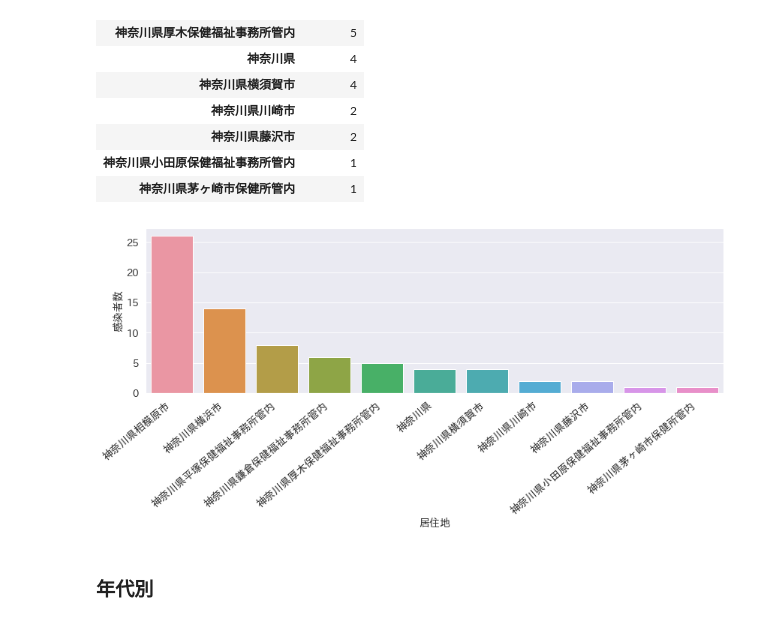
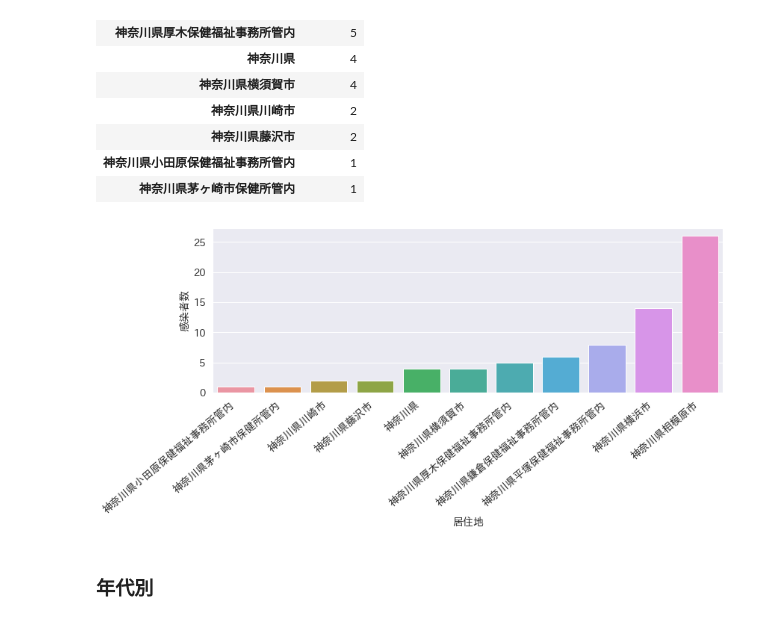
Before and after one commit to tsu-nera/hack-for-corona, a Jupyter notebook: notebooks/kanagawa-corona.ipynb, the cells around one changed output. Saved outputs shown, nothing was run; the diff lists cells and outputs as text; code cells hidden in the pictures.

```diff
--- a/notebooks/kanagawa-corona.ipynb
+++ b/notebooks/kanagawa-corona.ipynb
@@ -40,6 +40,8 @@ patients.tail(5)
 | 70 | 2020-03-21 | 2020-03-20 | 60代 | 男性 | 会社員 | 神奈川県平塚保健福祉事務所管内 | NaN | https://www.pref.kanagawa.jp/docs... |
 | 71 | 2020-03-21 | 2020-03-19 | 60代 | 男性 | 会社員 | 神奈川県平塚保健福祉事務所管内 | NaN | https://www.pref.kanagawa.jp/docs... |
 | 72 | 2020-03-21 | 2020-03-19 | 40代 | 男性 | 自営業 | 神奈川県平塚保健福祉事務所管内 | NaN | https://www.pref.kanagawa.jp/docs... |
+# %%
+patients = tool.read_patients()
 # %%
 patients = patients.drop(["備考", "情報元"], axis=1)
 patients["id"] = patients.index
@@ -48,2 +49,0 @@ patients["id"] = patients.index
-# %%
-patients["date"] = pd.to_datetime(patients["発病確認日"])
@@ -50,6 +82,2 @@ patients["date"] = pd.to_datetime(patients["発病確認日"])
 # %% [markdown]
 ### 日別
-# %%
-patients = patients.sort_values("date")
-start_date=patients.iloc[0]["date"]
-end_date=patients.iloc[-1]["date"]
@@ -155,16 +203,16 @@ area_df
 | 神奈川県茅ヶ崎市保健所管内 | 1 |
 # %%
 plt.figure(figsize=(12, 6))
-ax = sns.countplot(x="居住地", data=area, order=area['居住地'].value_counts().index)
+ax = sns.countplot(x="居住地", data=area, order=area['居住地'].value_counts(ascending=True).index)
 
 ax.set_xticklabels(ax.get_xticklabels(), rotation=40, ha="right", fontsize=14)
 ax.set_xlabel('居住地',fontsize=14)
 ax.set_ylabel('感染者数',fontsize=14)
 
 plt.tight_layout()
 plt.show()
 # %% [output]
-[figure, old version]
+[figure, new version]
 # %% [markdown]
 ### 年代別
 # %%
```
Also changed, not shown: parts of 22 cells of this notebook.
